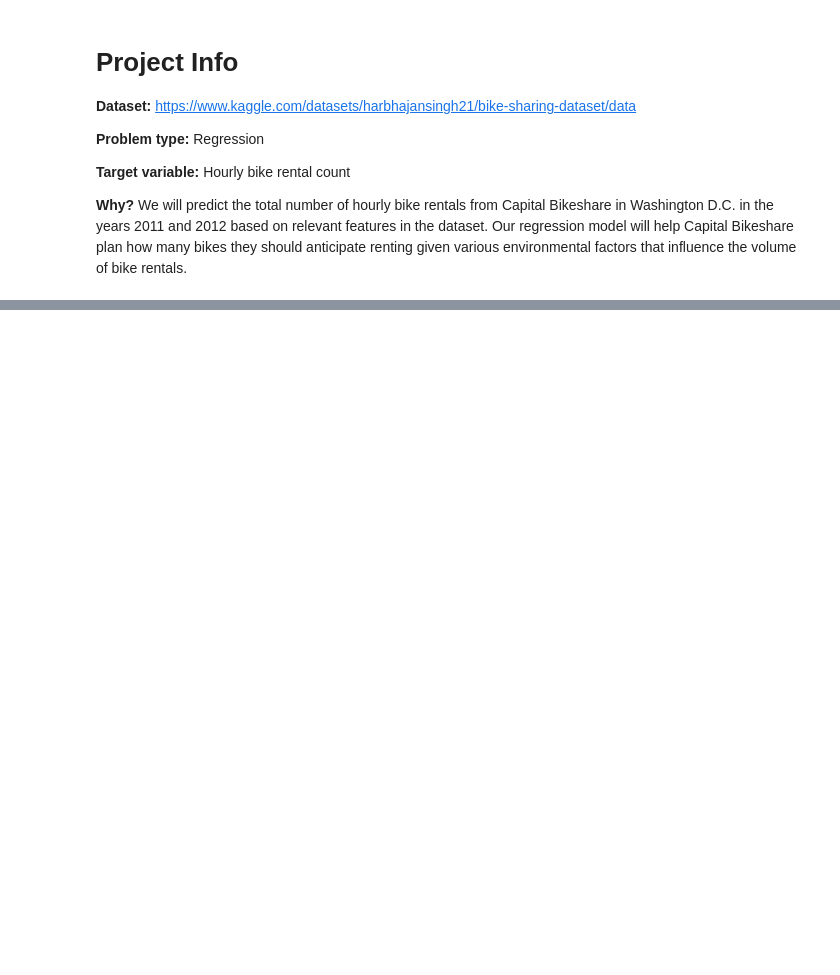
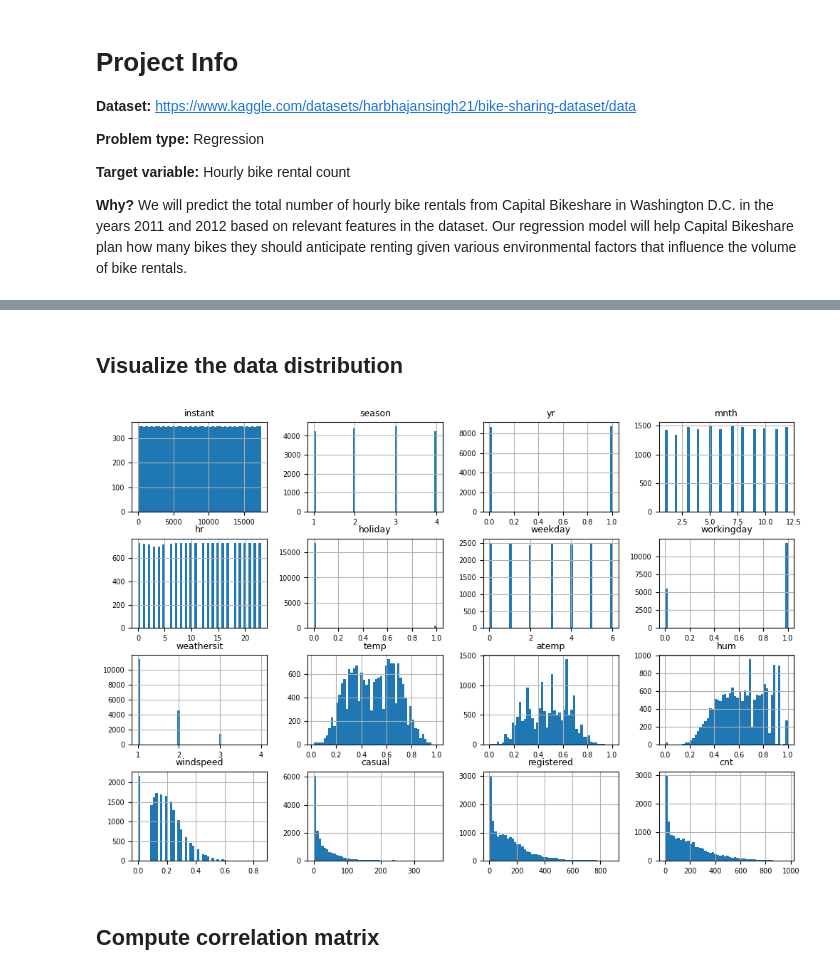
Before and after one commit to maddyBrown19/audomadic-regressor, a Jupyter notebook: audomadic.ipynb, the cells around one changed output, grey strips where cells are left out. Cells and saved outputs as stored; diff of their text form; code cells hidden in the pictures; blank space fills up the shorter version.

```diff
--- a/audomadic.ipynb
+++ b/audomadic.ipynb
@@ -43,0 +12,10 @@ NameError: name 'np' is not defined
+# %%
+# Import packages
+
+import pandas as pd
+import matplotlib.pyplot as plot
+from pandas.plotting import scatter_matrix
+from sklearn.model_selection import train_test_split
+
+bikes = pd.read_csv("hour.csv")
+bikes.drop("dteday", axis = 1)
@@ -43,0 +92,15 @@ NameError: name 'np' is not defined
+# %% [markdown]
+## Visualize the data distribution
+# %%
+plot.rc('font', size = 9)
+plot.rc('axes', labelsize = 9, titlesize = 9)
+plot.rc('legend', fontsize = 9)
+plot.rc('xtick', labelsize = 7)
+plot.rc('ytick', labelsize = 7)
+
+bikes.hist(bins = 50, figsize = (12, 8))
+plot.show()
+# %% [output]
+[figure, added]
+# %% [markdown]
+## Compute correlation matrix
```
Also changed, not shown: parts of 21 cells of this notebook.
